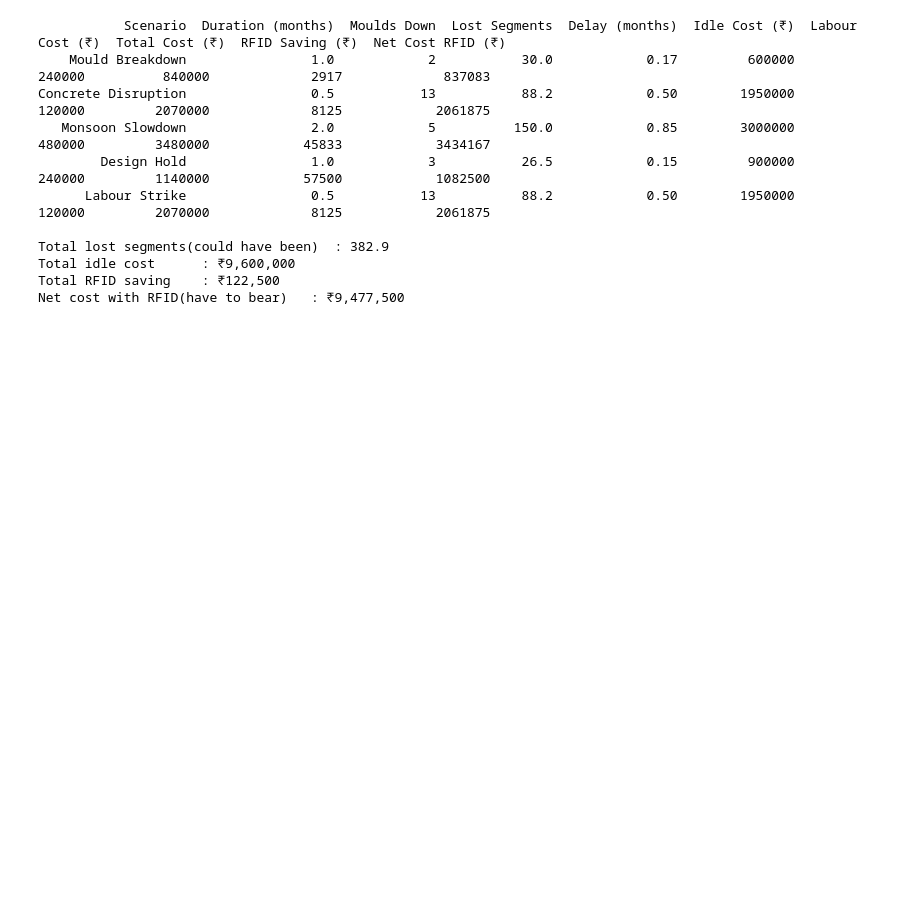
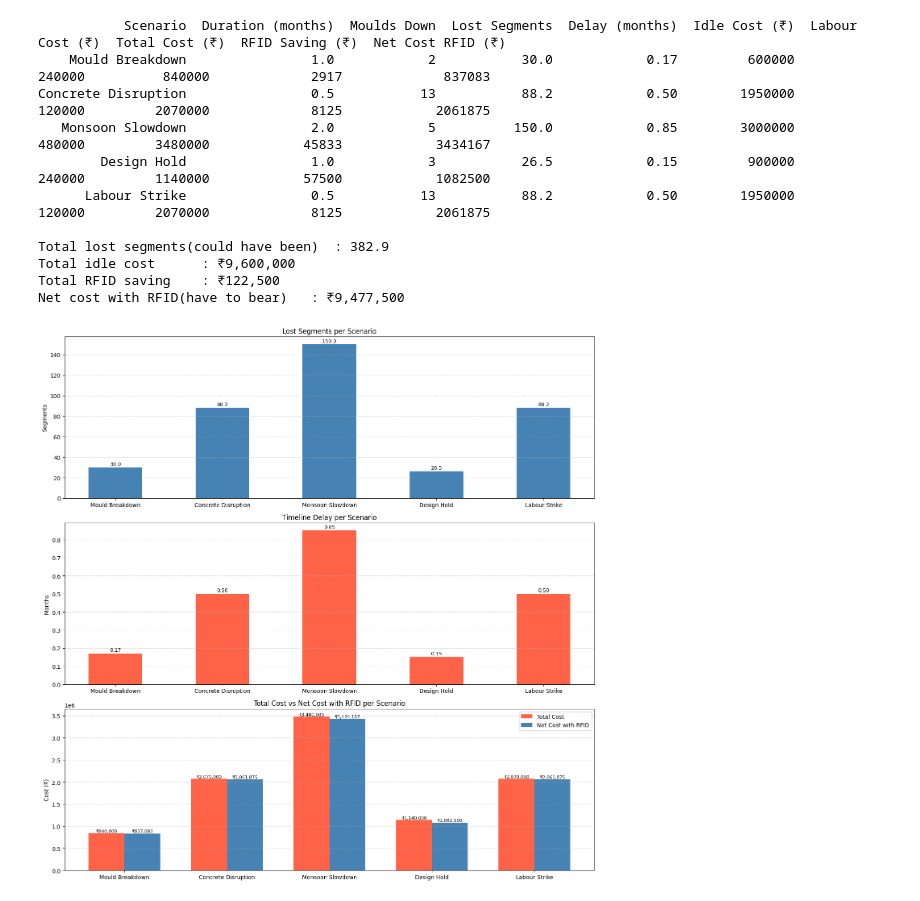
Before and after one commit to Abi-ijlan/Panda_study, a Jupyter notebook: base_line.ipynb, the cells around one changed output. Saved outputs shown, nothing was run; the diff lists cells and outputs as text; code cells hidden in the pictures; blank space fills up the shorter version.

```diff
--- a/base_line.ipynb
+++ b/base_line.ipynb
@@ -314,3 +314,55 @@ Total lost segments(could have been)  : 382.9
 Total idle cost      : ₹9,600,000
 Total RFID saving    : ₹122,500
 Net cost with RFID(have to bear)   : ₹9,477,500
+# %%
+fig, axes = plt.subplots(3, 1, figsize=(14, 14))
+
+scenarios_list = df_results['Scenario'].tolist()
+x              = np.arange(len(scenarios_list))
+width          = 0.35
+
+# ── Chart 1: Lost Segments per Scenario ──────────────────────────────────────
+axes[0].bar(x, df_results['Lost Segments'], color='steelblue', width=0.5)
+for i, v in enumerate(df_results['Lost Segments']):
+    axes[0].text(i, v + 0.5, str(v), ha='center', va='bottom', fontsize=9)
+axes[0].set_xticks(x)
+axes[0].set_xticklabels(scenarios_list, rotation=0, ha='center')
+axes[0].set_ylabel('Segments')
+axes[0].set_title('Lost Segments per Scenario')
+axes[0].grid(axis='y', linestyle='--', alpha=0.5)
+
+# ── Chart 2: Delay in Months per Scenario ────────────────────────────────────
+axes[1].bar(x, df_results['Delay (months)'], color='tomato', width=0.5)
+for i, v in enumerate(df_results['Delay (months)']):
+    axes[1].text(i, v + 0.005, f'{v:.2f}', ha='center', va='bottom', fontsize=9)
+axes[1].set_xticks(x)
+axes[1].set_xticklabels(scenarios_list, rotation=0, ha='center')
+axes[1].set_ylabel('Months')
+axes[1].set_title('Timeline Delay per Scenario')
+axes[1].grid(axis='y', linestyle='--', alpha=0.5)
+
+# ── Chart 3: Cost Comparison — Total vs Net RFID ─────────────────────────────
+bars_total = axes[2].bar(x - width/2, df_results['Total Cost (₹)'],
+                         width, label='Total Cost', color='tomato')
+bars_rfid  = axes[2].bar(x + width/2, df_results['Net Cost RFID (₹)'],
+                         width, label='Net Cost with RFID', color='steelblue')
+
+for bar in bars_total:
+    axes[2].text(bar.get_x() + bar.get_width()/2, bar.get_height() + 1000,
+                 f'₹{bar.get_height():,.0f}', ha='center', va='bottom', fontsize=8)
+for bar in bars_rfid:
+    axes[2].text(bar.get_x() + bar.get_width()/2, bar.get_height() + 1000,
+                 f'₹{bar.get_height():,.0f}', ha='center', va='bottom', fontsize=8)
+
+axes[2].set_xticks(x)
+axes[2].set_xticklabels(scenarios_list, rotation=0, ha='center')
+axes[2].set_ylabel('Cost (₹)')
+axes[2].set_title('Total Cost vs Net Cost with RFID per Scenario')
+axes[2].legend()
+axes[2].grid(axis='y', linestyle='--', alpha=0.5)
+
+plt.tight_layout()
+plt.savefig('scenario_analysis.png', dpi=150)
+plt.show()
+# %% [output]
+[figure, added]
```
